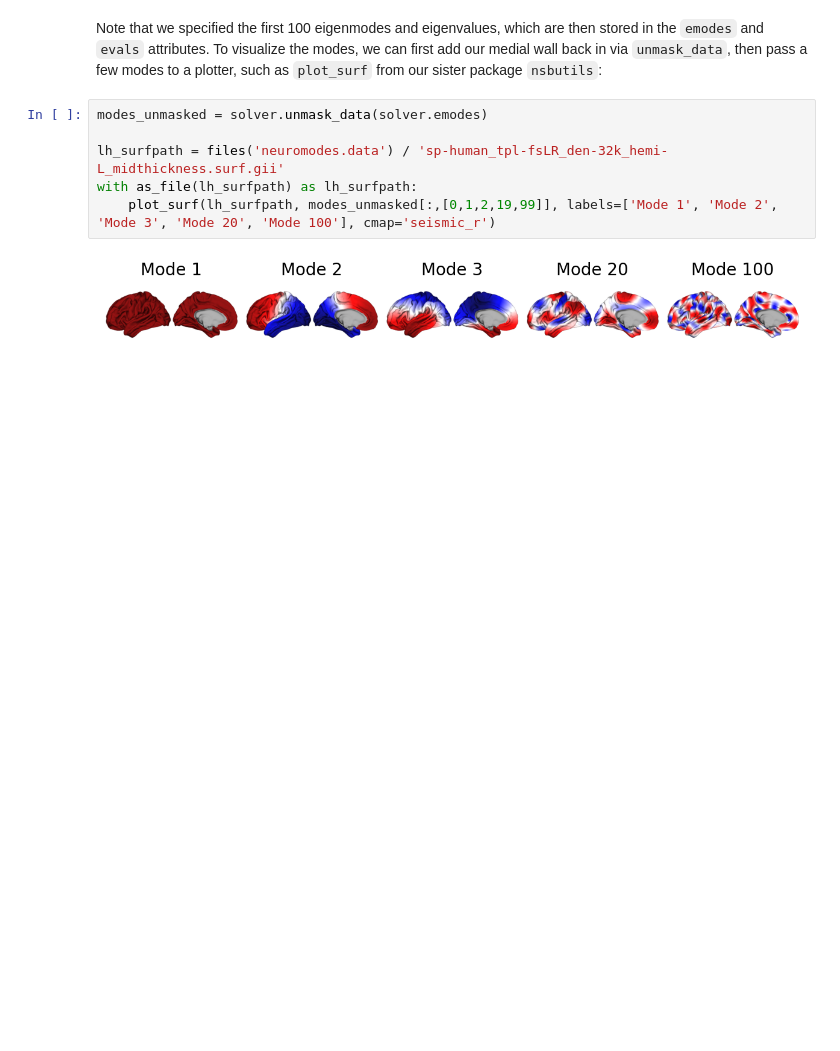
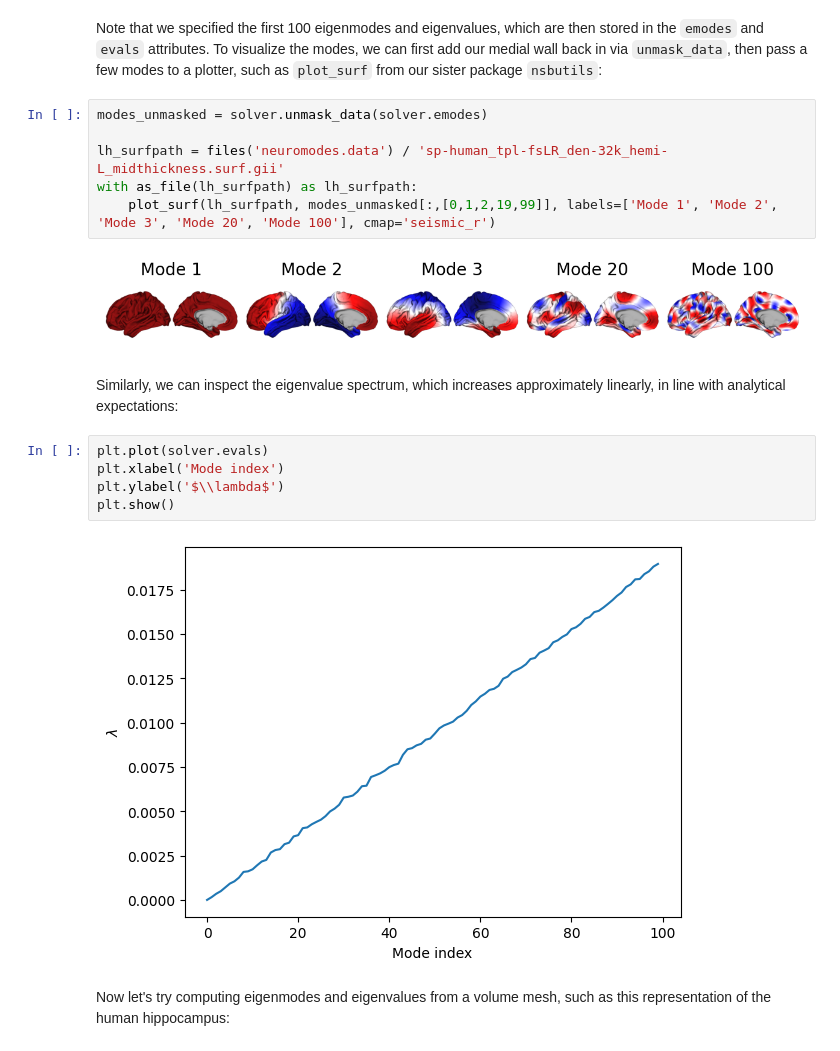
Before and after one commit to NSBLab/neuromodes, a Jupyter notebook: docs/tutorials/calc_modes.ipynb, the cells around one changed output. Cells and saved outputs as stored; diff of their text form; blank space fills up the shorter version.

```diff
--- a/docs/tutorials/calc_modes.ipynb
+++ b/docs/tutorials/calc_modes.ipynb
@@ -67,3 +69,14 @@ with as_file(lh_surfpath) as lh_surfpath:
     plot_surf(lh_surfpath, modes_unmasked[:,[0,1,2,19,99]], labels=['Mode 1', 'Mode 2', 'Mode 3', 'Mode 20', 'Mode 100'], cmap='seismic_r')
 # %% [output]
 [figure]
+# %% [markdown]
+Similarly, we can inspect the eigenvalue spectrum, which increases approximately linearly, in line with analytical expectations:
+# %%
+plt.plot(solver.evals)
+plt.xlabel('Mode index')
+plt.ylabel('$\\lambda$')
+plt.show()
+# %% [output]
+[figure, added]
+# %% [markdown]
+Now let's try computing eigenmodes and eigenvalues from a volume mesh, such as this representation of the human hippocampus:
```
Also changed, not shown: parts of 4 cells of this notebook, 44 other files.
